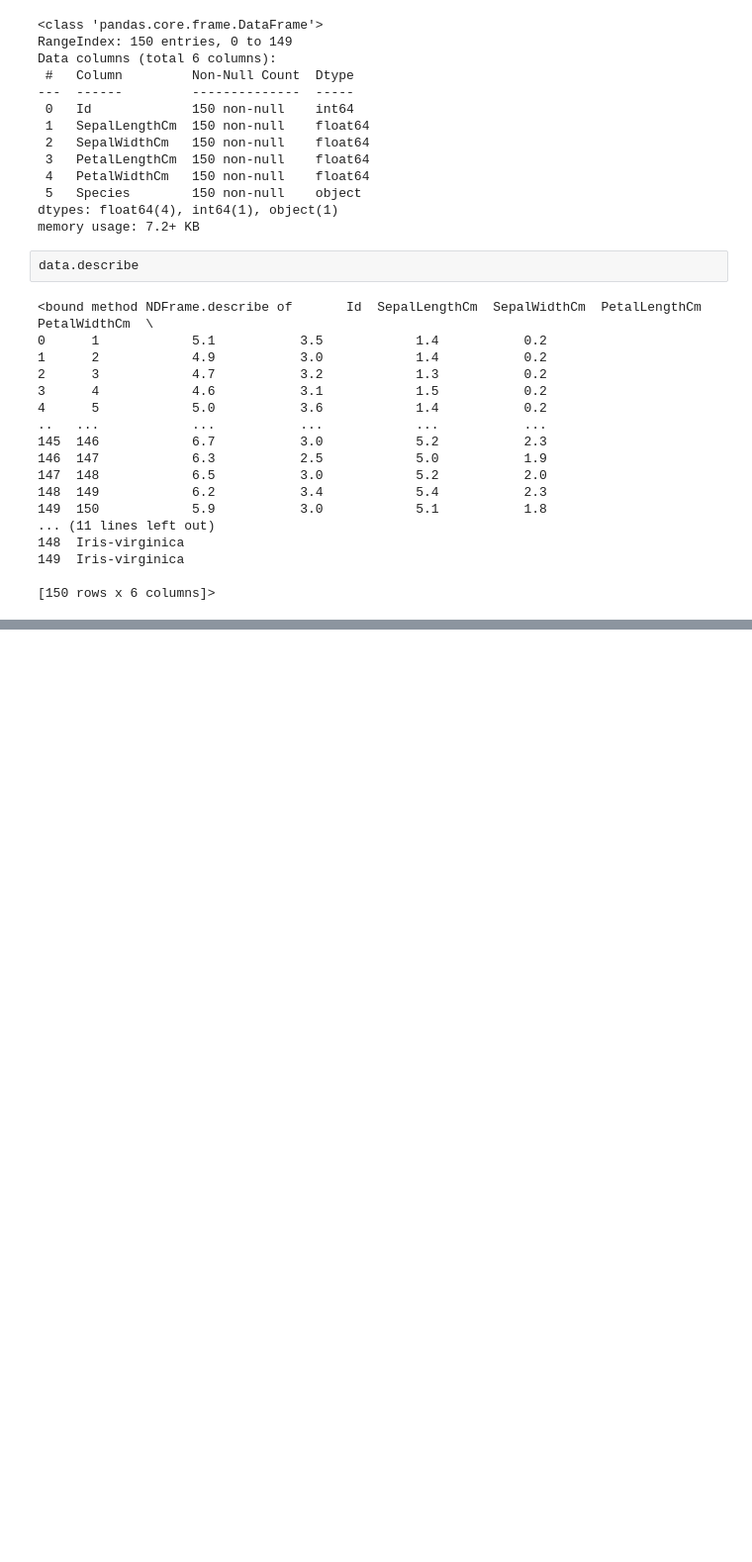
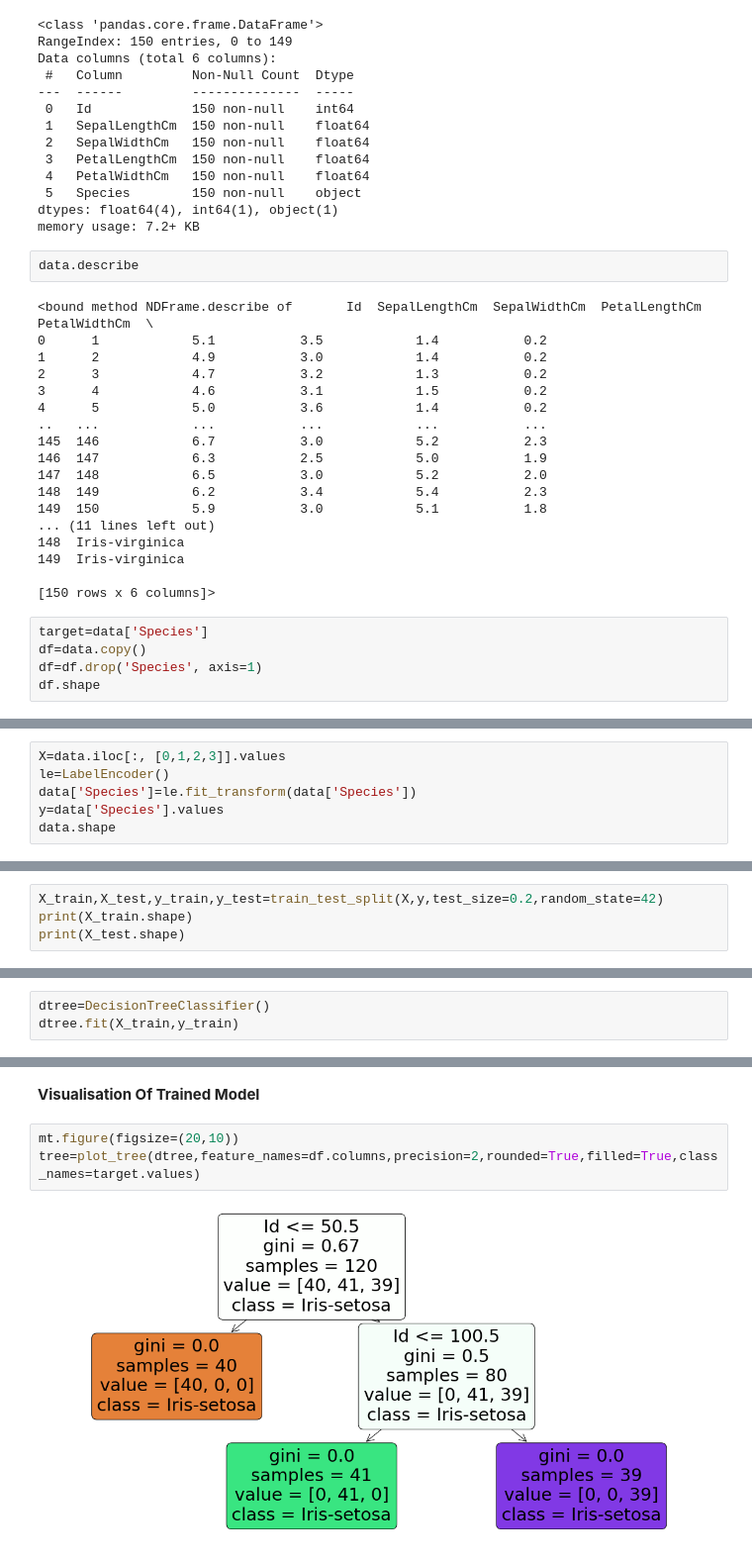
Before and after one commit to Sujitharasamsetty/Prediciton-Using-Decisin-Tree-Algorithm, a Jupyter notebook: Prediction_Using_Decision_Tree_Algorithm_.ipynb, the cells around one changed output, grey strips where cells are left out. Shown: that part at 99% size. Cells and saved outputs as stored; diff of their text form; blank space fills up the shorter version.

Commit message:
Created Visualisation

```diff
--- a/Prediction_Using_Decision_Tree_Algorithm_.ipynb
+++ b/Prediction_Using_Decision_Tree_Algorithm_.ipynb
@@ -75,3 +75,8 @@ data.describe
 149  Iris-virginica
 
 [150 rows x 6 columns]>
+# %%
+target=data['Species']
+df=data.copy()
+df=df.drop('Species', axis=1)
+df.shape
@@ -77,0 +85,6 @@ data.describe
+# %%
+X=data.iloc[:, [0,1,2,3]].values
+le=LabelEncoder()
+data['Species']=le.fit_transform(data['Species'])
+y=data['Species'].values
+data.shape
@@ -77,0 +95,4 @@ data.describe
+# %%
+X_train,X_test,y_train,y_test=train_test_split(X,y,test_size=0.2,random_state=42)
+print(X_train.shape)
+print(X_test.shape)
@@ -77,0 +104,3 @@ data.describe
+# %%
+dtree=DecisionTreeClassifier()
+dtree.fit(X_train,y_train)
@@ -77,0 +136,7 @@ data.describe
+# %% [markdown]
+**Visualisation Of Trained Model**
+# %%
+mt.figure(figsize=(20,10))
+tree=plot_tree(dtree,feature_names=df.columns,precision=2,rounded=True,filled=True,class_names=target.values)
+# %% [output]
+[figure, added]
```
Also changed, not shown: parts of 10 cells of this notebook.
